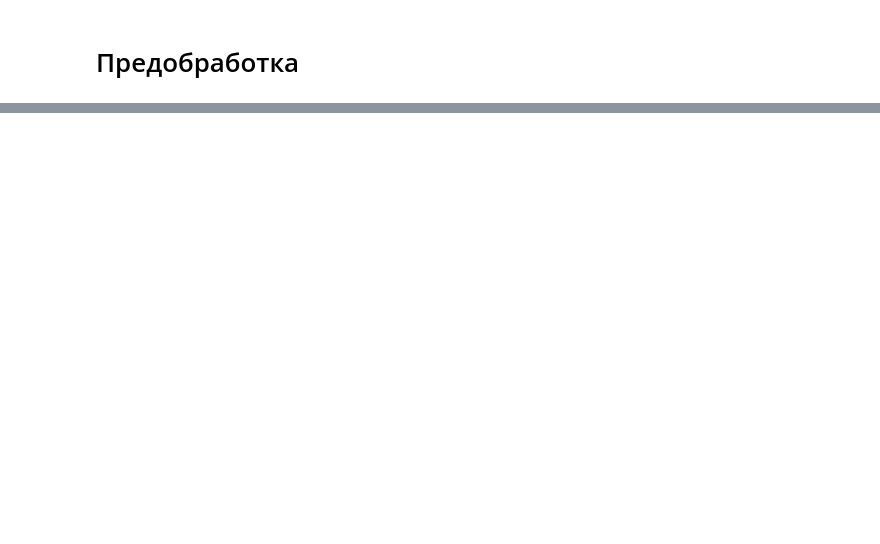
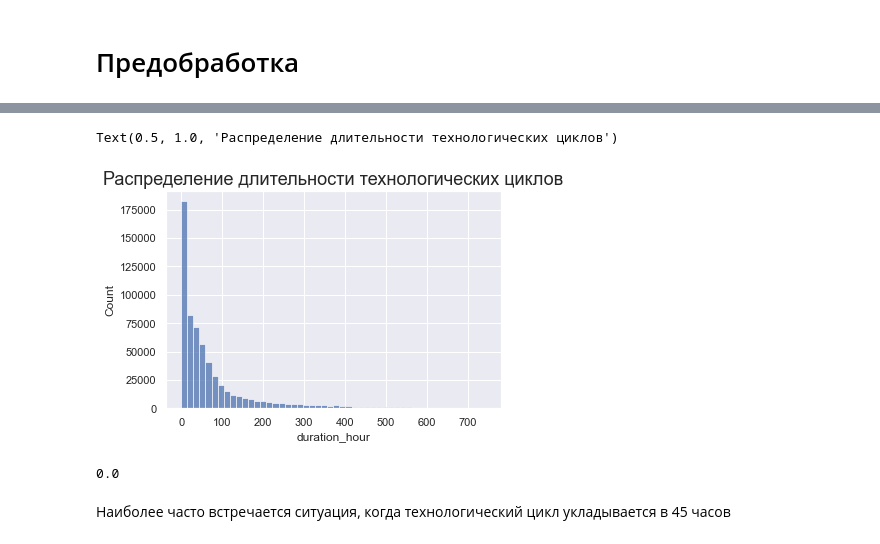
Before and after one commit to prostosysop/RZD, a Jupyter notebook: Clear_data.ipynb, the cells around one changed output, grey strips where cells are left out. Cells and saved outputs as stored; diff of their text form; code cells hidden in the pictures; blank space fills up the shorter version.

```diff
--- a/Clear_data.ipynb
+++ b/Clear_data.ipynb
@@ -638,0 +417,16 @@ Name: operation_train, Length: 398, dtype: object
+# %%
+# Распределение длительности технологических циклов
+
+fig = sns.histplot(data=data_check, x='duration_hour', bins=50) # гистограмма
+fig.set_title('Распределение длительности технологических циклов', fontdict={'fontsize': 18})
+# %% [output]
+Text(0.5, 1.0, 'Распределение длительности технологических циклов')
+[figure, added]
+# %%
+# Найдём модальное значение длины технологического цикла в часах
+
+data_check['duration_hour'].mode()[0]
+# %% [output]
+0.0
+# %% [markdown]
+Наиболее часто встречается ситуация, когда технологический цикл укладывается в 45 часов
```
Also changed, not shown: parts of 88 cells of this notebook.
